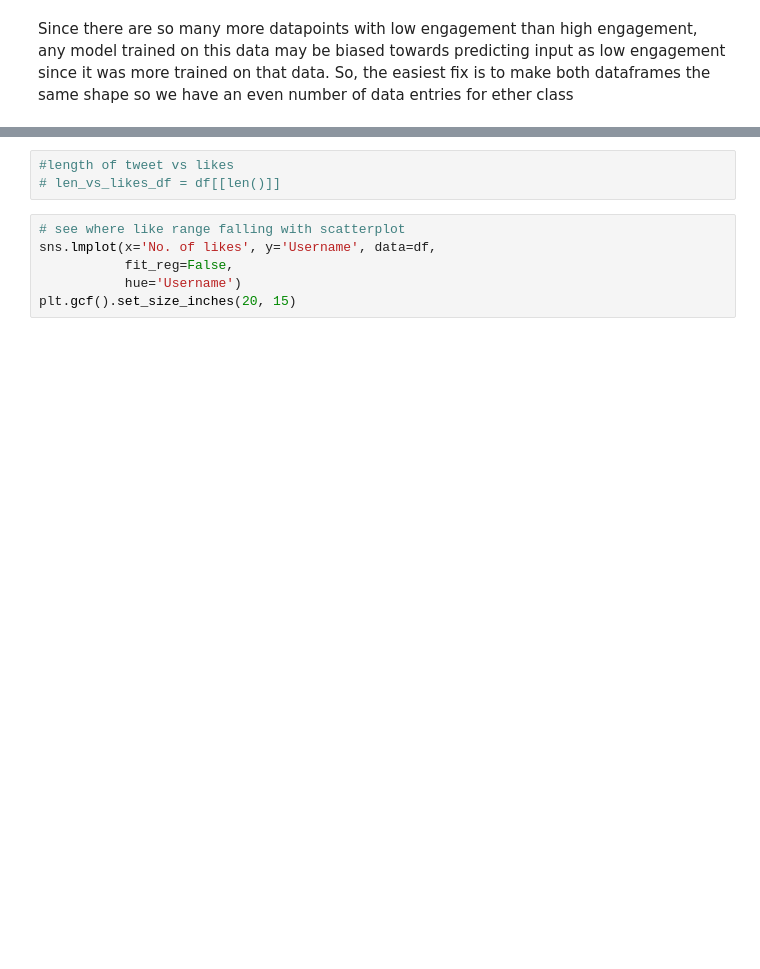
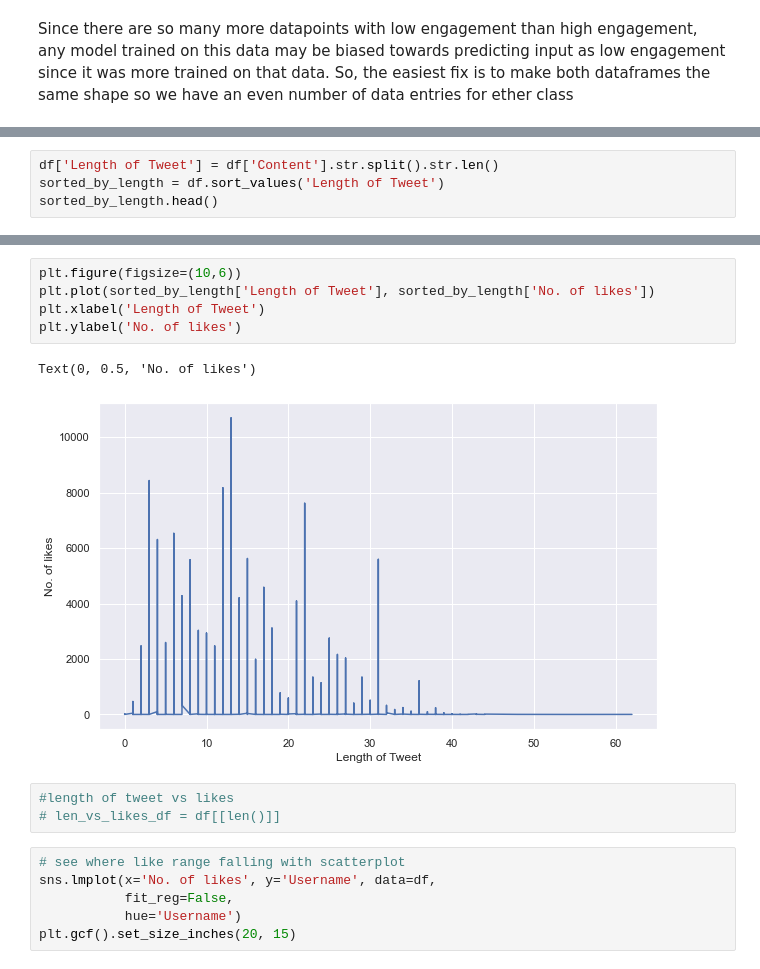
Before and after one commit to adriank112/big-data-project, a Jupyter notebook: Engagement Analysis/Engagement Prediction.ipynb, the cells around one changed output, grey strips where cells are left out. Cells and saved outputs as stored; diff of their text form; blank space fills up the shorter version.

```diff
--- a/Engagement Analysis/Engagement Prediction.ipynb
+++ b/Engagement Analysis/Engagement Prediction.ipynb
@@ -293,0 +279,4 @@ plt.plot(df['Length of Tweet'], df['No. of likes'])
+# %%
+df['Length of Tweet'] = df['Content'].str.split().str.len()
+sorted_by_length = df.sort_values('Length of Tweet')
+sorted_by_length.head()
@@ -294,3 +290,11 @@ plt.plot(df['Length of Tweet'], df['No. of likes'])
+# %%
+plt.figure(figsize=(10,6))
+plt.plot(sorted_by_length['Length of Tweet'], sorted_by_length['No. of likes'])
+plt.xlabel('Length of Tweet')
+plt.ylabel('No. of likes')
+# %% [output]
+Text(0, 0.5, 'No. of likes')
+[figure, added]
 # %%
 #length of tweet vs likes
 # len_vs_likes_df = df[[len()]]
```
Also changed, not shown: parts of 39 cells of this notebook, 1 other file.
